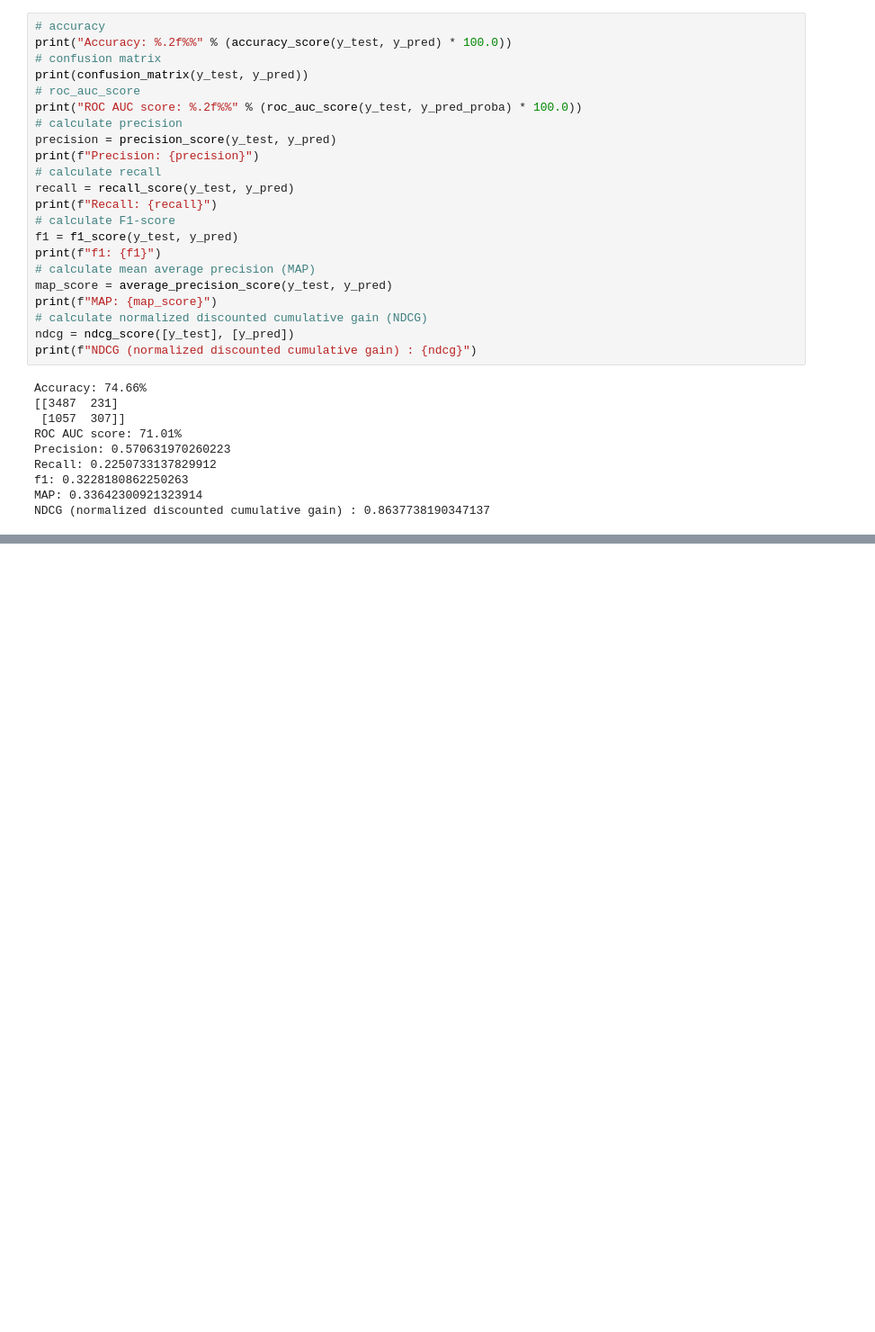
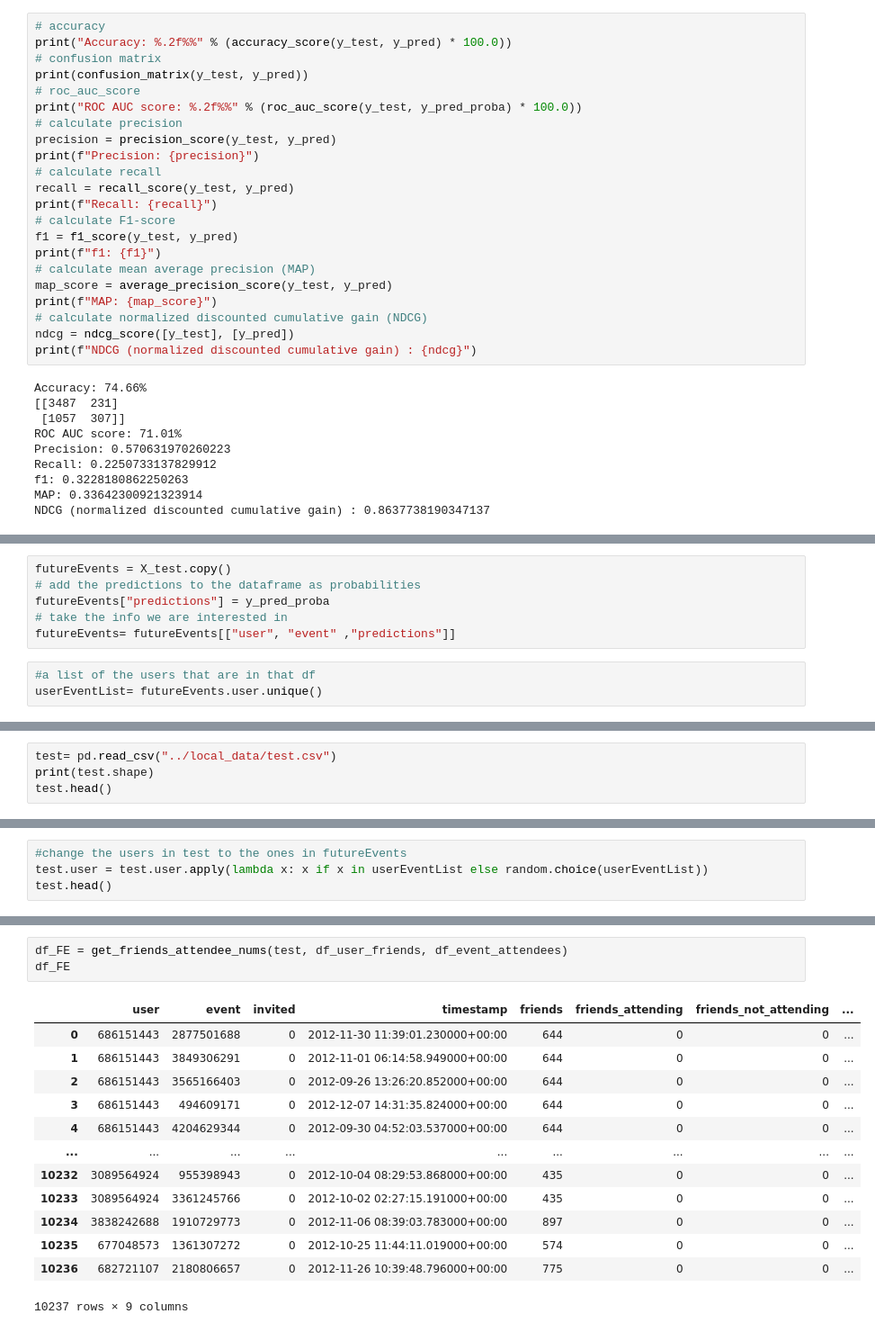
Before and after one commit to dsanmart/everywhere-reco, a Jupyter notebook: examples/models/model1.ipynb, the cells around one changed output, grey strips where cells are left out. Shown: that part at 90% size. Cells and saved outputs as stored; diff of their text form; blank space fills up the shorter version.

Commit message:
make recommedations in local done

```diff
--- a/examples/models/model1.ipynb
+++ b/examples/models/model1.ipynb
@@ -521,0 +534,9 @@ NDCG (normalized discounted cumulative gain) : 0.8637738190347137
+# %%
+futureEvents = X_test.copy()
+# add the predictions to the dataframe as probabilities
+futureEvents["predictions"] = y_pred_proba
+# take the info we are interested in
+futureEvents= futureEvents[["user", "event" ,"predictions"]]
+# %%
+#a list of the users that are in that df
+userEventList= futureEvents.user.unique()
@@ -521,0 +556,4 @@ NDCG (normalized discounted cumulative gain) : 0.8637738190347137
+# %%
+test= pd.read_csv("../local_data/test.csv")
+print(test.shape)
+test.head()
@@ -521,0 +568,4 @@ NDCG (normalized discounted cumulative gain) : 0.8637738190347137
+# %%
+#change the users in test to the ones in futureEvents
+test.user = test.user.apply(lambda x: x if x in userEventList else random.choice(userEventList))
+test.head()
@@ -521,0 +579,17 @@ NDCG (normalized discounted cumulative gain) : 0.8637738190347137
+# %%
+df_FE = get_friends_attendee_nums(test, df_user_friends, df_event_attendees)
+df_FE
+# %% [output]
+|  | user | event | invited | timestamp | friends | friends_attending | friends_not_attending | ... |
+| 0 | 686151443 | 2877501688 | 0 | 2012-11-30 11:39:01.230000+00:00 | 644 | 0 | 0 | ... |
+| 1 | 686151443 | 3849306291 | 0 | 2012-11-01 06:14:58.949000+00:00 | 644 | 0 | 0 | ... |
+| 2 | 686151443 | 3565166403 | 0 | 2012-09-26 13:26:20.852000+00:00 | 644 | 0 | 0 | ... |
+| 3 | 686151443 | 494609171 | 0 | 2012-12-07 14:31:35.824000+00:00 | 644 | 0 | 0 | ... |
+| 4 | 686151443 | 4204629344 | 0 | 2012-09-30 04:52:03.537000+00:00 | 644 | 0 | 0 | ... |
+| ... | ... | ... | ... | ... | ... | ... | ... | ... |
+| 10232 | 3089564924 | 955398943 | 0 | 2012-10-04 08:29:53.868000+00:00 | 435 | 0 | 0 | ... |
+| 10233 | 3089564924 | 3361245766 | 0 | 2012-10-02 02:27:15.191000+00:00 | 435 | 0 | 0 | ... |
+| 10234 | 3838242688 | 1910729773 | 0 | 2012-11-06 08:39:03.783000+00:00 | 897 | 0 | 0 | ... |
+| 10235 | 677048573 | 1361307272 | 0 | 2012-10-25 11:44:11.019000+00:00 | 574 | 0 | 0 | ... |
+| 10236 | 682721107 | 2180806657 | 0 | 2012-11-26 10:39:48.796000+00:00 | 775 | 0 | 0 | ... |
+10237 rows × 9 columns
```
Also changed, not shown: parts of 27 cells of this notebook.
